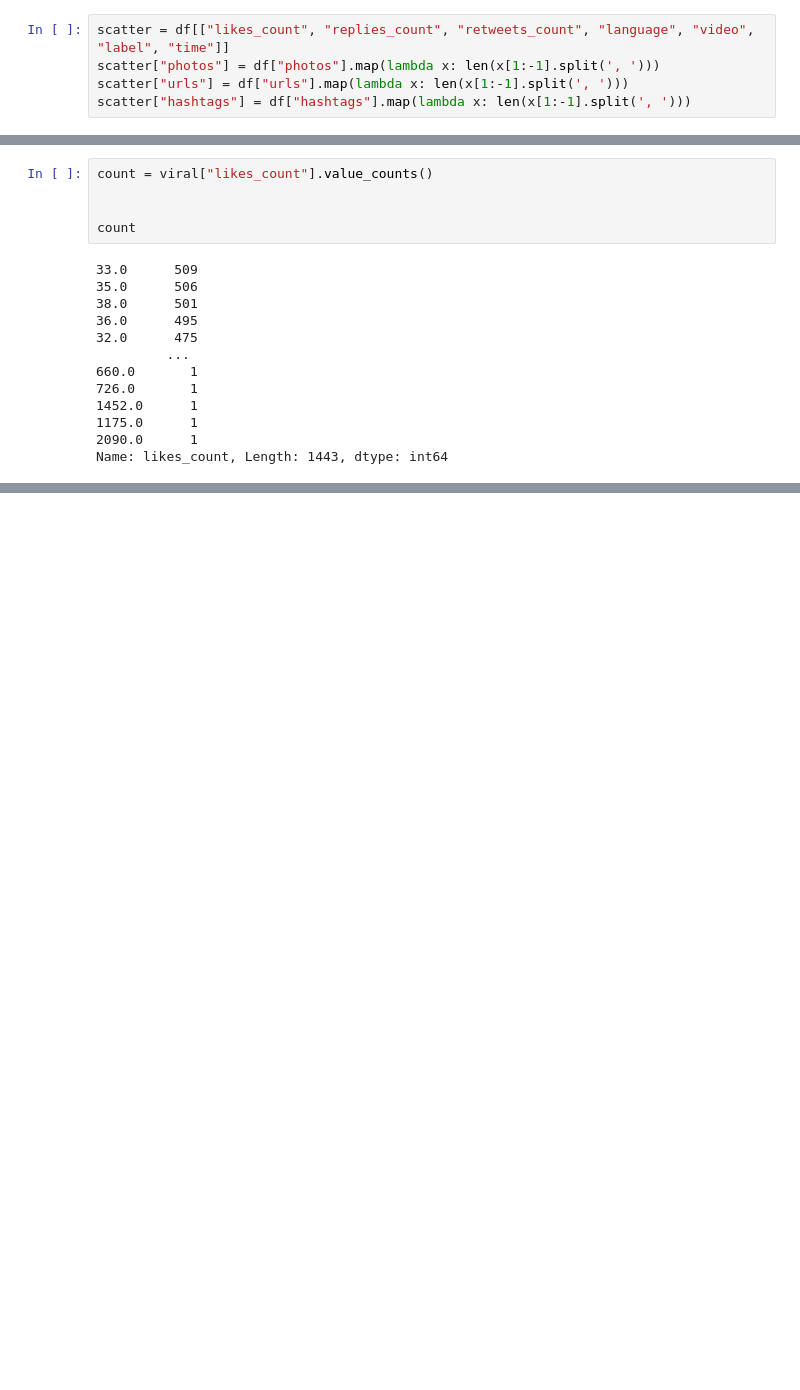
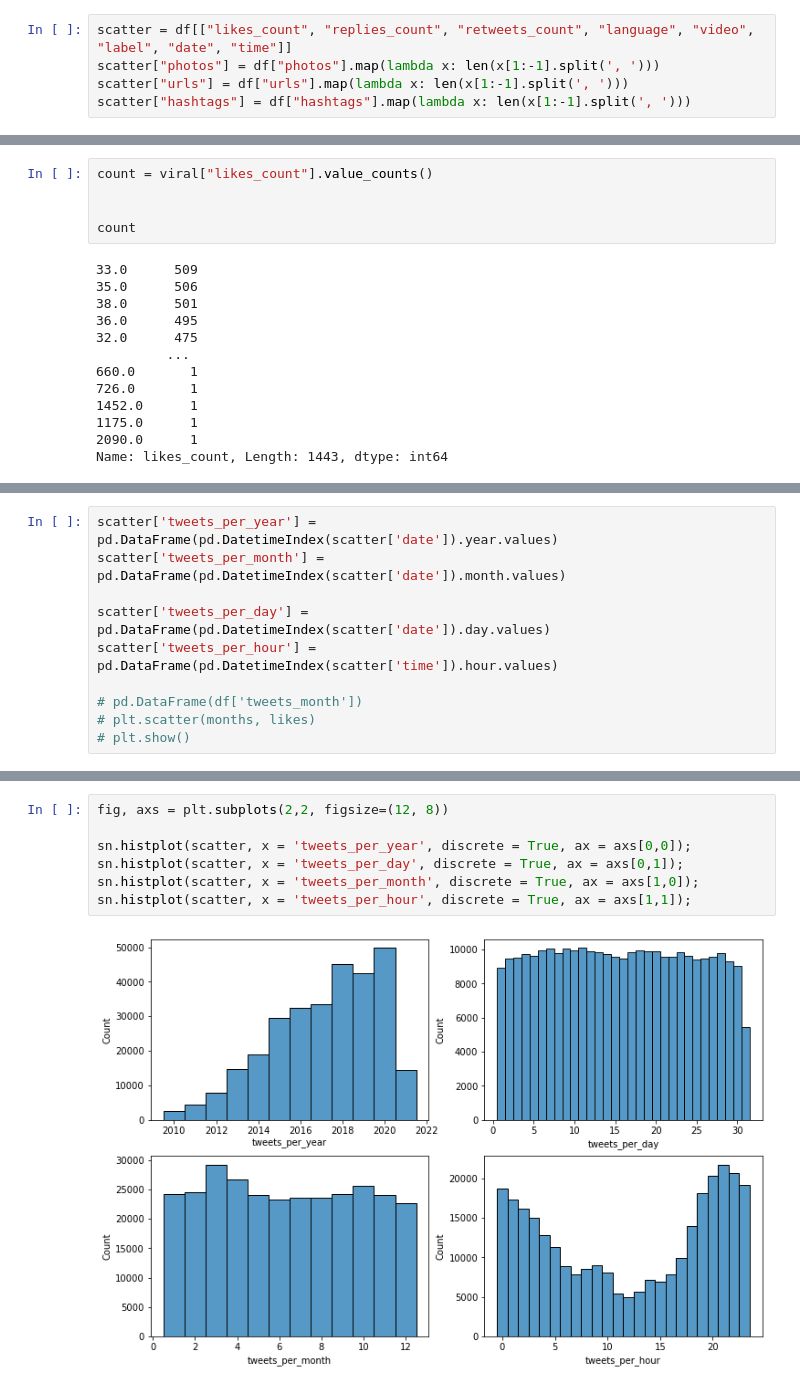
Before and after one commit to yesidc/MLinPractice, a Jupyter notebook: script/Visualizations/visualizations.ipynb, the cells around one changed output, grey strips where cells are left out. Drawn from its saved outputs; the diff is of its cells as text; blank space fills up the shorter version.

Commit message:
visualizations of tweets per date and time

```diff
--- a/script/Visualizations/visualizations.ipynb
+++ b/script/Visualizations/visualizations.ipynb
@@ -44,7 +45,7 @@ trans_src                   NaN
 label              8.338560e-02
 dtype: float64
 # %%
-scatter = df[["likes_count", "replies_count", "retweets_count", "language", "video", "label", "time"]]
+scatter = df[["likes_count", "replies_count", "retweets_count", "language", "video", "label", "date", "time"]]
 scatter["photos"] = df["photos"].map(lambda x: len(x[1:-1].split(', ')))
 scatter["urls"] = df["urls"].map(lambda x: len(x[1:-1].split(', ')))
 scatter["hashtags"] = df["hashtags"].map(lambda x: len(x[1:-1].split(', ')))
@@ -220,0 +224,10 @@ viral.plot.scatter(pd.DataFrame(['likes_count']), pd.DataFrame(['retweets_count'
+# %%
+scatter['tweets_per_year'] = pd.DataFrame(pd.DatetimeIndex(scatter['date']).year.values)
+scatter['tweets_per_month'] = pd.DataFrame(pd.DatetimeIndex(scatter['date']).month.values)
+
+scatter['tweets_per_day'] = pd.DataFrame(pd.DatetimeIndex(scatter['date']).day.values)
+scatter['tweets_per_hour'] = pd.DataFrame(pd.DatetimeIndex(scatter['time']).hour.values)
+
+# pd.DataFrame(df['tweets_month'])
+# plt.scatter(months, likes)
+# plt.show()
@@ -220,0 +255,9 @@ viral.plot.scatter(pd.DataFrame(['likes_count']), pd.DataFrame(['retweets_count'
+# %%
+fig, axs = plt.subplots(2,2, figsize=(12, 8))
+
+sn.histplot(scatter, x = 'tweets_per_year', discrete = True, ax = axs[0,0]);
+sn.histplot(scatter, x = 'tweets_per_day', discrete = True, ax = axs[0,1]);
+sn.histplot(scatter, x = 'tweets_per_month', discrete = True, ax = axs[1,0]);
+sn.histplot(scatter, x = 'tweets_per_hour', discrete = True, ax = axs[1,1]);
+# %% [output]
+[figure, added]
```
Also changed, not shown: parts of 4 cells of this notebook.
